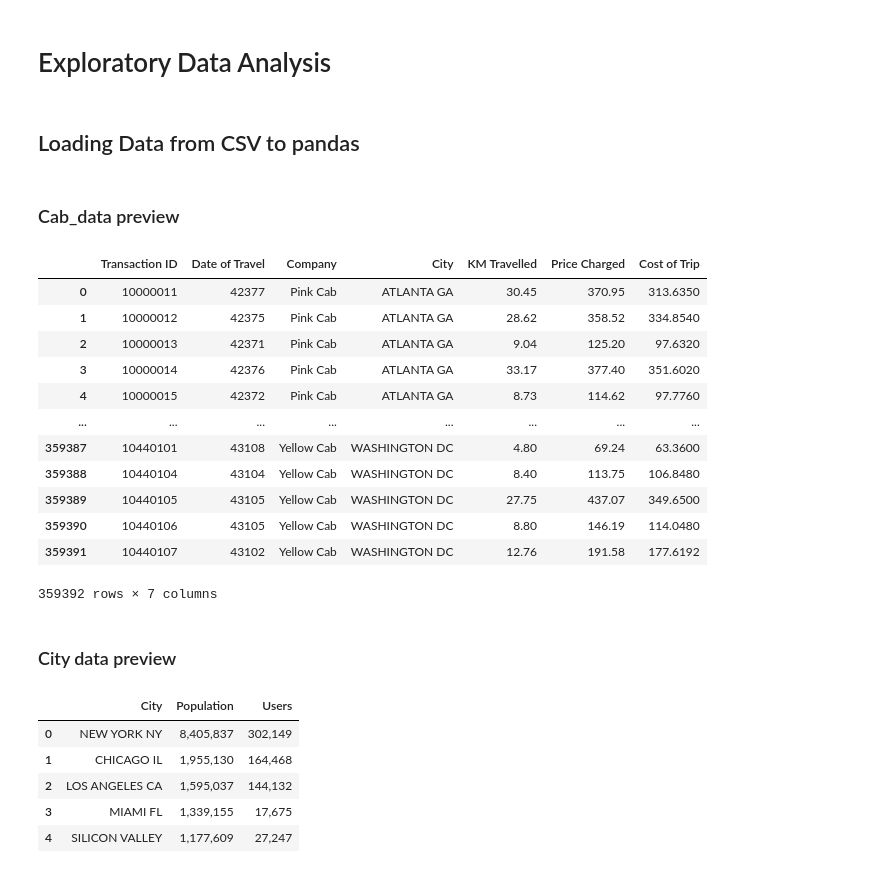
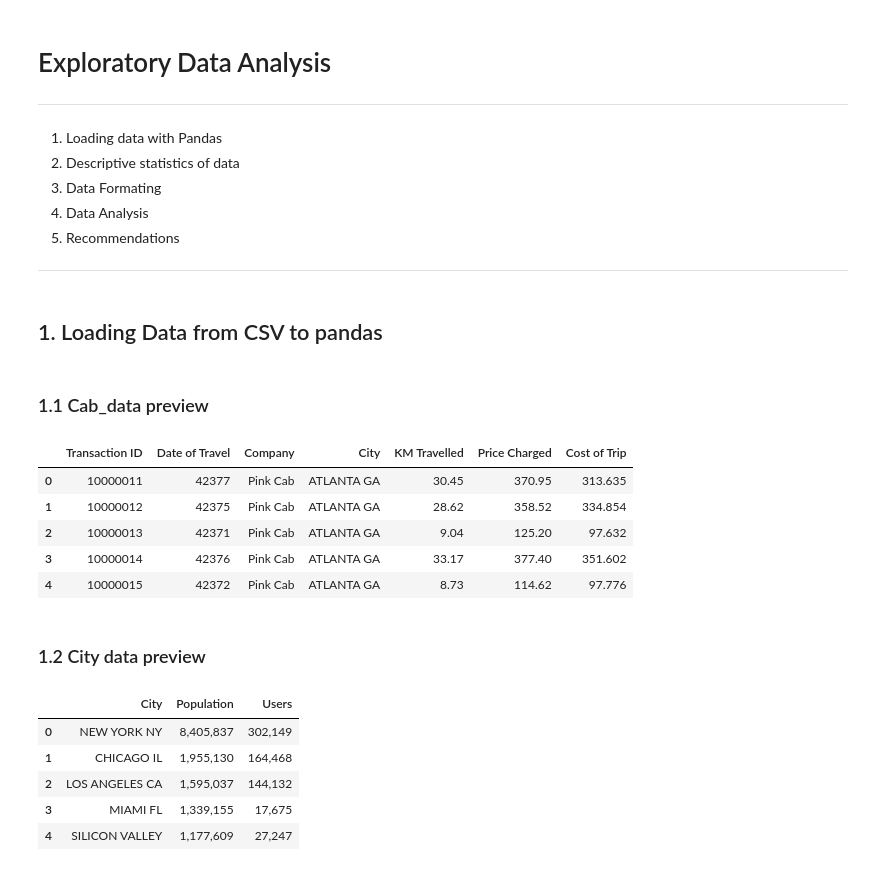
Before and after one commit to darshan-1611-dev/VC, a Jupyter notebook: week 2/EDA_notebook.ipynb, the cells around one changed output. Cells and saved outputs as stored; diff of their text form; code cells hidden in the pictures.

```diff
--- a/week 2/EDA_notebook.ipynb
+++ b/week 2/EDA_notebook.ipynb
@@ -1,35 +1,38 @@
 # %% [markdown]
 # Exploratory Data Analysis
+
+---
+
+1. Loading data with Pandas
+2. Descriptive statistics of data
+3. Data Formating
+4. Data Analysis
+5. Recommendations
+
+---
 # %%
 import pandas as pd
 import matplotlib.pyplot as plt
 import numpy as np
 import seaborn as sns
 # %% [markdown]
-## Loading Data from CSV to pandas
+## 1. Loading Data from CSV to pandas
 # %%
 cab_data_df = pd.read_csv('Dataset/Cab_Data.csv')
 city_df = pd.read_csv('Dataset/City.csv')
 customer_ID_df = pd.read_csv('Dataset/Customer_ID.csv')
 transaction_ID_df = pd.read_csv('Dataset/Transaction_ID.csv')
 # %% [markdown]
-### Cab_data preview
+### 1.1 Cab_data preview
 # %%
-cab_data_df
+cab_data_df.head()
 # %% [output]
 |  | Transaction ID | Date of Travel | Company | City | KM Travelled | Price Charged | Cost of Trip |
-| 0 | 10000011 | 42377 | Pink Cab | ATLANTA GA | 30.45 | 370.95 | 313.6350 |
-| 1 | 10000012 | 42375 | Pink Cab | ATLANTA GA | 28.62 | 358.52 | 334.8540 |
-| 2 | 10000013 | 42371 | Pink Cab | ATLANTA GA | 9.04 | 125.20 | 97.6320 |
-| 3 | 10000014 | 42376 | Pink Cab | ATLANTA GA | 33.17 | 377.40 | 351.6020 |
-| 4 | 10000015 | 42372 | Pink Cab | ATLANTA GA | 8.73 | 114.62 | 97.7760 |
-| ... | ... | ... | ... | ... | ... | ... | ... |
-| 359387 | 10440101 | 43108 | Yellow Cab | WASHINGTON DC | 4.80 | 69.24 | 63.3600 |
-| 359388 | 10440104 | 43104 | Yellow Cab | WASHINGTON DC | 8.40 | 113.75 | 106.8480 |
-| 359389 | 10440105 | 43105 | Yellow Cab | WASHINGTON DC | 27.75 | 437.07 | 349.6500 |
-| 359390 | 10440106 | 43105 | Yellow Cab | WASHINGTON DC | 8.80 | 146.19 | 114.0480 |
-| 359391 | 10440107 | 43102 | Yellow Cab | WASHINGTON DC | 12.76 | 191.58 | 177.6192 |
+| 0 | 10000011 | 42377 | Pink Cab | ATLANTA GA | 30.45 | 370.95 | 313.635 |
+| 1 | 10000012 | 42375 | Pink Cab | ATLANTA GA | 28.62 | 358.52 | 334.854 |
+| 2 | 10000013 | 42371 | Pink Cab | ATLANTA GA | 9.04 | 125.20 | 97.632 |
+| 3 | 10000014 | 42376 | Pink Cab | ATLANTA GA | 33.17 | 377.40 | 351.602 |
+| 4 | 10000015 | 42372 | Pink Cab | ATLANTA GA | 8.73 | 114.62 | 97.776 |
-359392 rows × 7 columns
 # %% [markdown]
-### City data preview
+### 1.2 City data preview
 # %%
```
Also changed, not shown: parts of 23 cells of this notebook.
